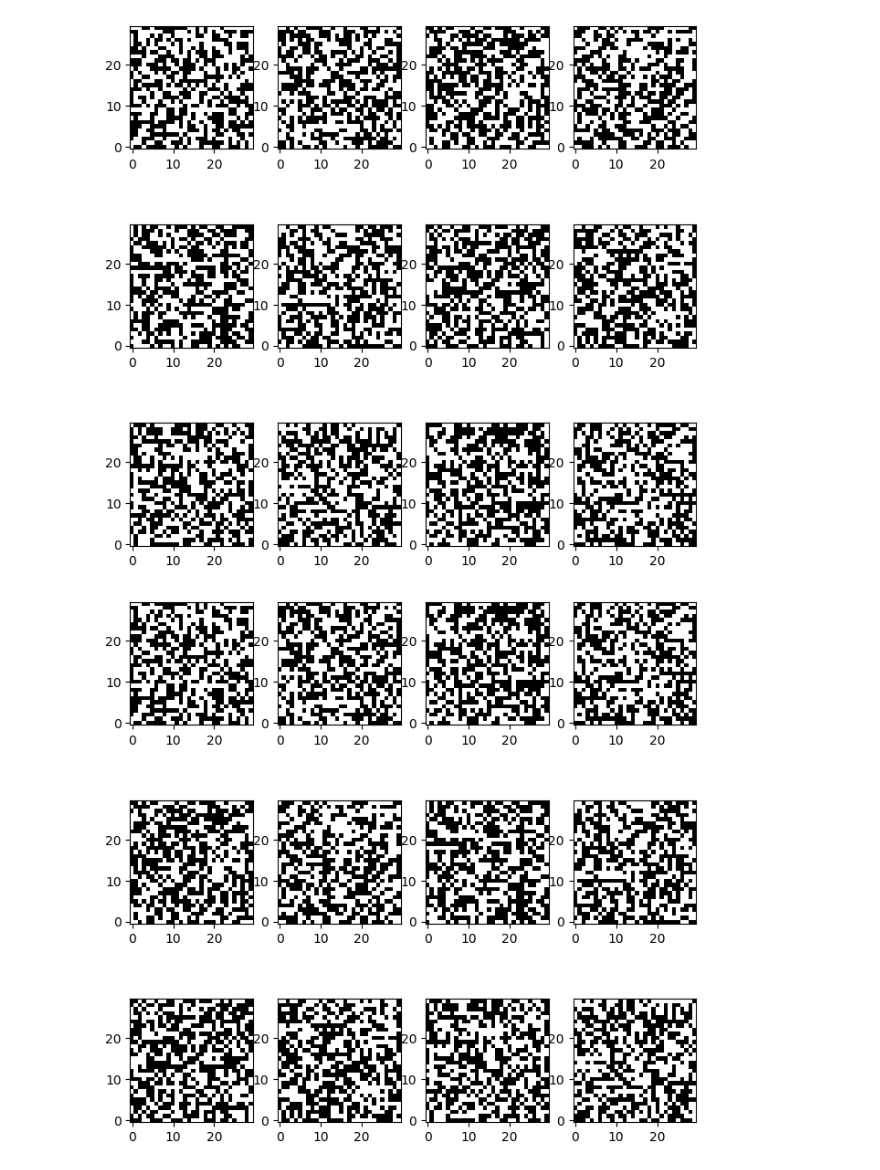
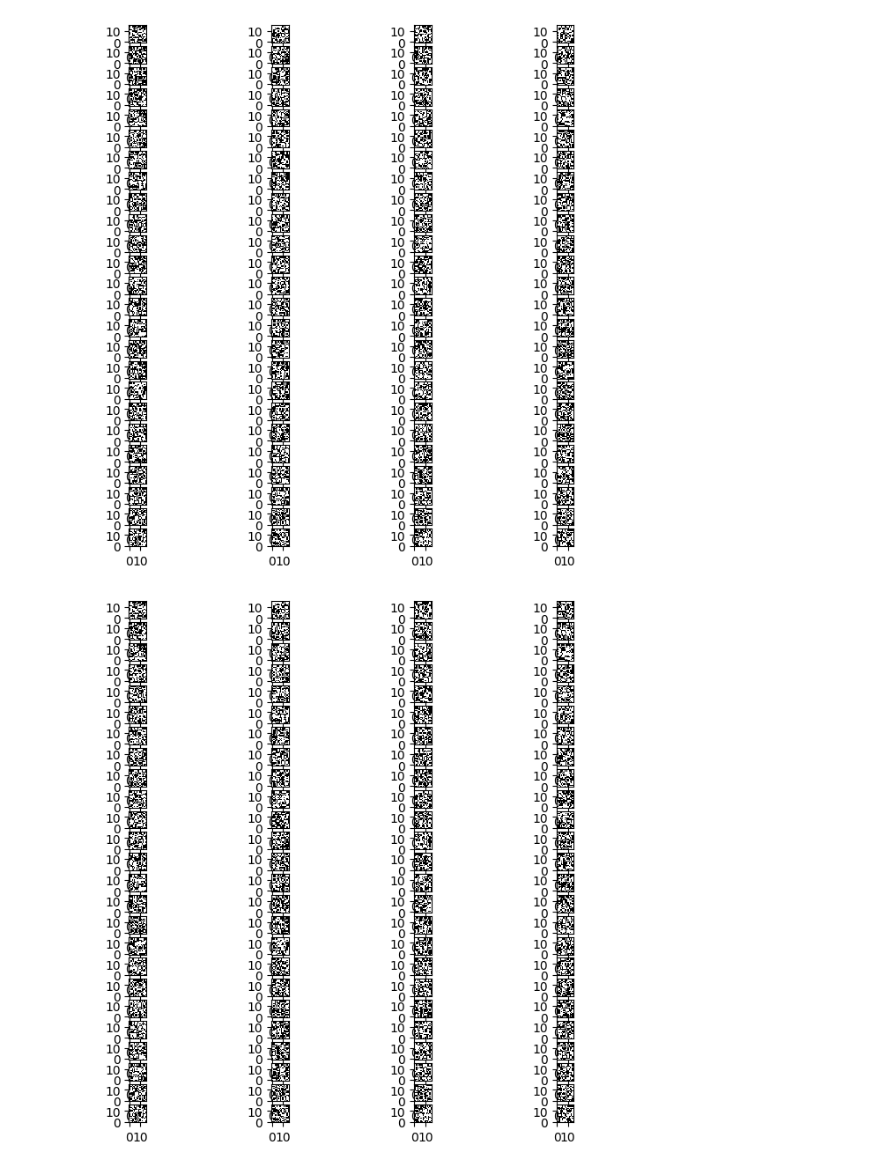
Before and after one commit to D3BINSKI/hopfield-networks, a Jupyter notebook: data/create-random-data-images.ipynb, the cells around one changed output. Drawn from its saved outputs; the diff is of its cells as text; code cells hidden in the pictures.

```diff
--- a/data/create-random-data-images.ipynb
+++ b/data/create-random-data-images.ipynb
@@ -3,9 +5,9 @@ import numpy as np
 import matplotlib.pyplot as plt
 # %%
 # SETTINGS
-height = 30 # set image height
-width = 30  # set image width
-n = 12  # set number of (height x width) images to create
+height = 16 # set image height
+width = 16 # set image width
+n = 100  # set number of (height x width) images to create
 
 data = []
 for _ in range(n):
@@ -18,31 +20,34 @@ import matplotlib.cm as cm
 from pathlib import Path
 from os import mkdir
 # %%
+from os import rmdir
+
 folder = Path(f"random/{height}x{width}")
 if not folder.parent.exists():
     mkdir(folder.parent)
 if not folder.exists():
     mkdir(folder)
 
+
 def show_images(images, color_map):
     plt.figure(figsize=(8, 8))
     columns = 4
     for i, image in enumerate(images):
-        plt.subplot(int(len(data)/columns), columns, i+1)
+        plt.subplot(int(len(data)/columns)+1, columns, i+1)
         plt.imshow(image,interpolation='none',cmap=color_map,origin='lower')
     plt.show()
 
 def save_images(images, path):
     for i, image in enumerate(images):
         file_path = path.joinpath(f"img{i}.png")
         plt.imsave(file_path.absolute(), image,cmap=cmap,origin='lower')
 
 cmap = cm.gray
 
+save_images(data, folder)
 show_images(data, cmap)
-save_images(data, folder)
 # %% [output]
-[figure, old version]
+[figure, new version]
 # %%
 from os import listdir
 
@@ -78,4 +83,4 @@ import_imgs = import_images(folder)
 # %%
 show_images(import_imgs, cmap)
 # %% [output]
-[figure, old version]
+[figure, new version]
```
Also changed, not shown: parts of 1 cell of this notebook, 1 other file.
